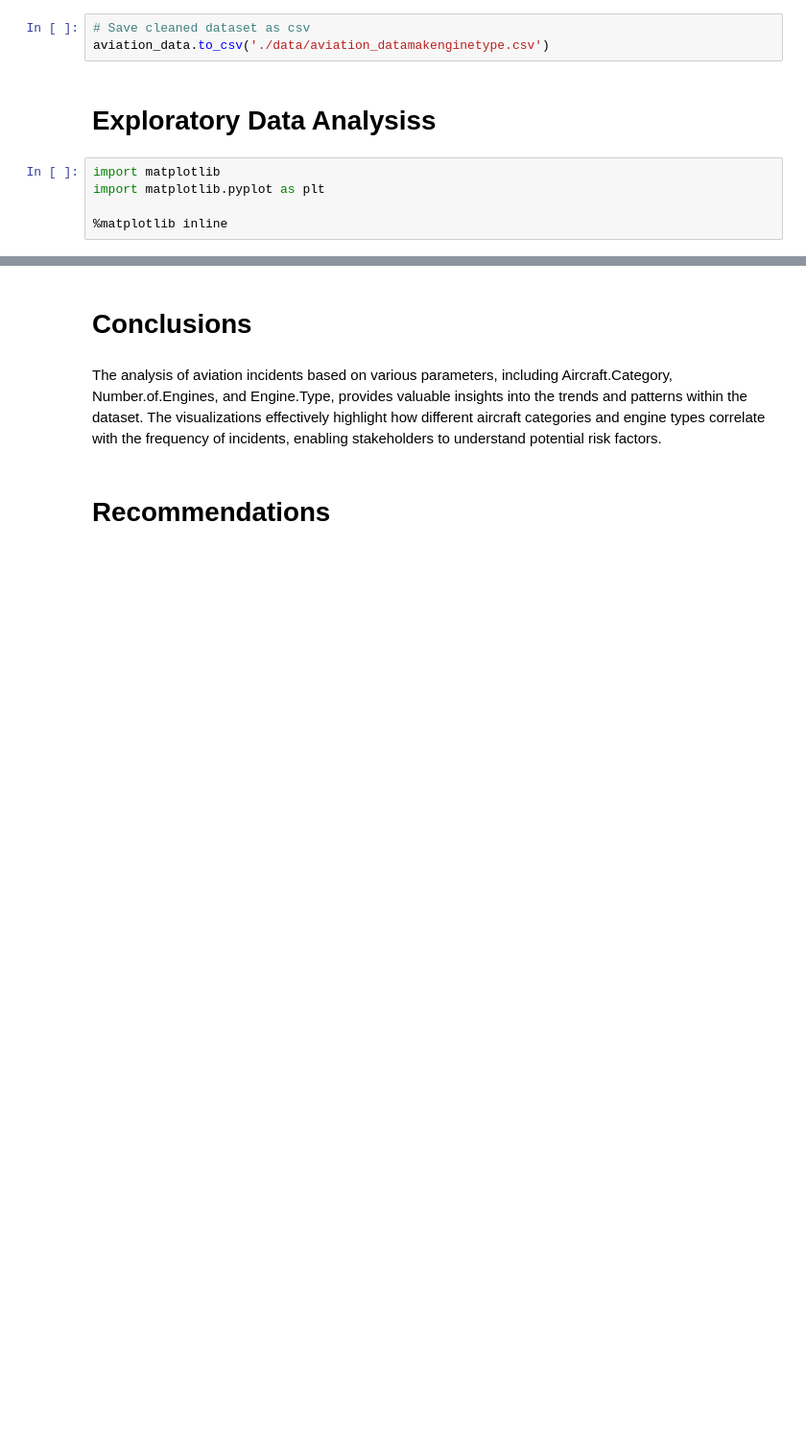
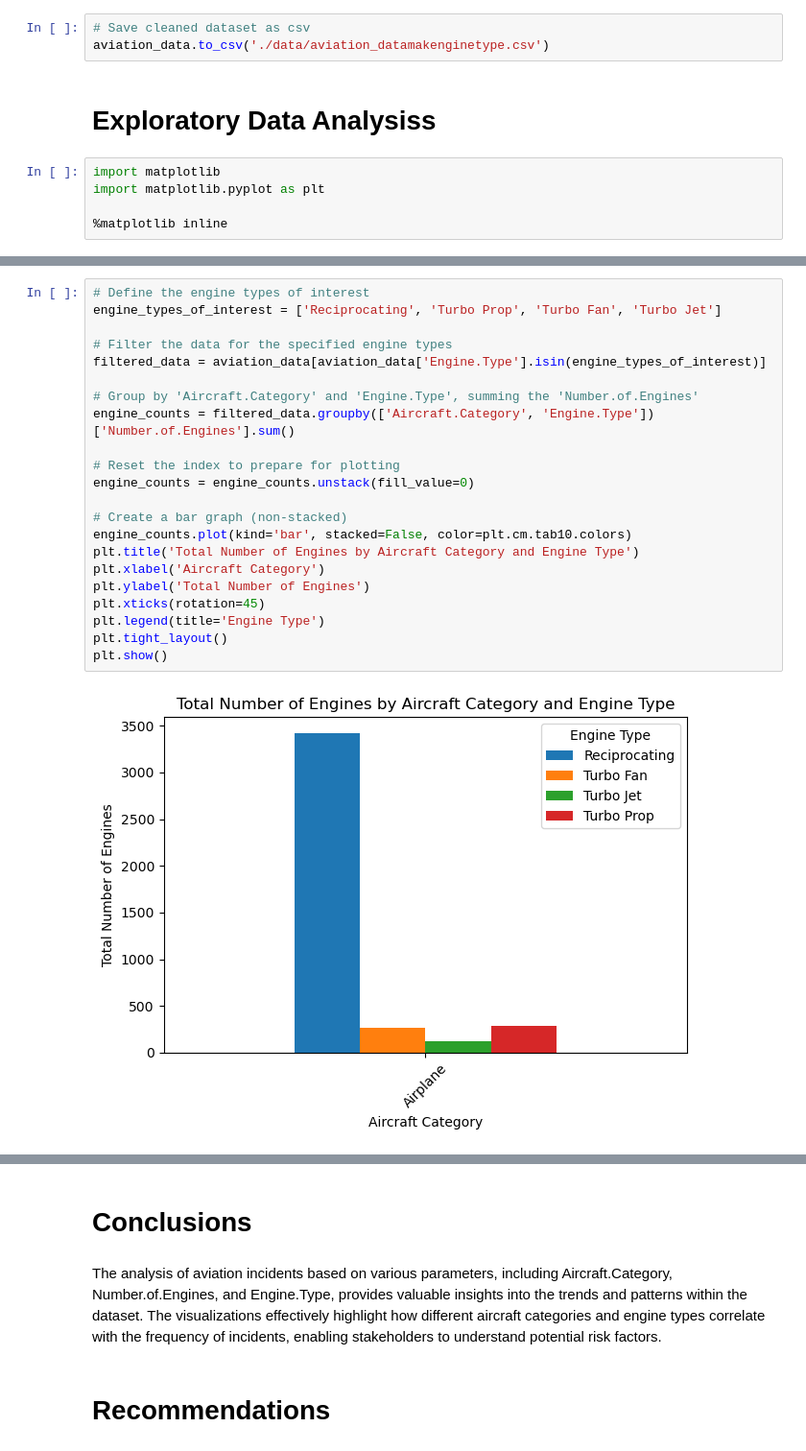
Before and after one commit to BlackXWulf/Aviation-Incidents, a Jupyter notebook: Aviation-Incidents.ipynb, the cells around one changed output, grey strips where cells are left out. Shown at 96% size. Cells and saved outputs as stored; diff of their text form; blank space fills up the shorter version.

```diff
--- a/Aviation-Incidents.ipynb
+++ b/Aviation-Incidents.ipynb
@@ -424,0 +375,24 @@ plt.show()
+# %%
+# Define the engine types of interest
+engine_types_of_interest = ['Reciprocating', 'Turbo Prop', 'Turbo Fan', 'Turbo Jet']
+
+# Filter the data for the specified engine types
+filtered_data = aviation_data[aviation_data['Engine.Type'].isin(engine_types_of_interest)]
+
+# Group by 'Aircraft.Category' and 'Engine.Type', summing the 'Number.of.Engines'
+engine_counts = filtered_data.groupby(['Aircraft.Category', 'Engine.Type'])['Number.of.Engines'].sum()
+
+# Reset the index to prepare for plotting
+engine_counts = engine_counts.unstack(fill_value=0)
+
+# Create a bar graph (non-stacked)
+engine_counts.plot(kind='bar', stacked=False, color=plt.cm.tab10.colors)
+plt.title('Total Number of Engines by Aircraft Category and Engine Type')
+plt.xlabel('Aircraft Category')
+plt.ylabel('Total Number of Engines')
+plt.xticks(rotation=45)
+plt.legend(title='Engine Type')
+plt.tight_layout()
+plt.show()
+# %% [output]
+[figure, added]
```
Also changed, not shown: parts of 14 cells of this notebook.
